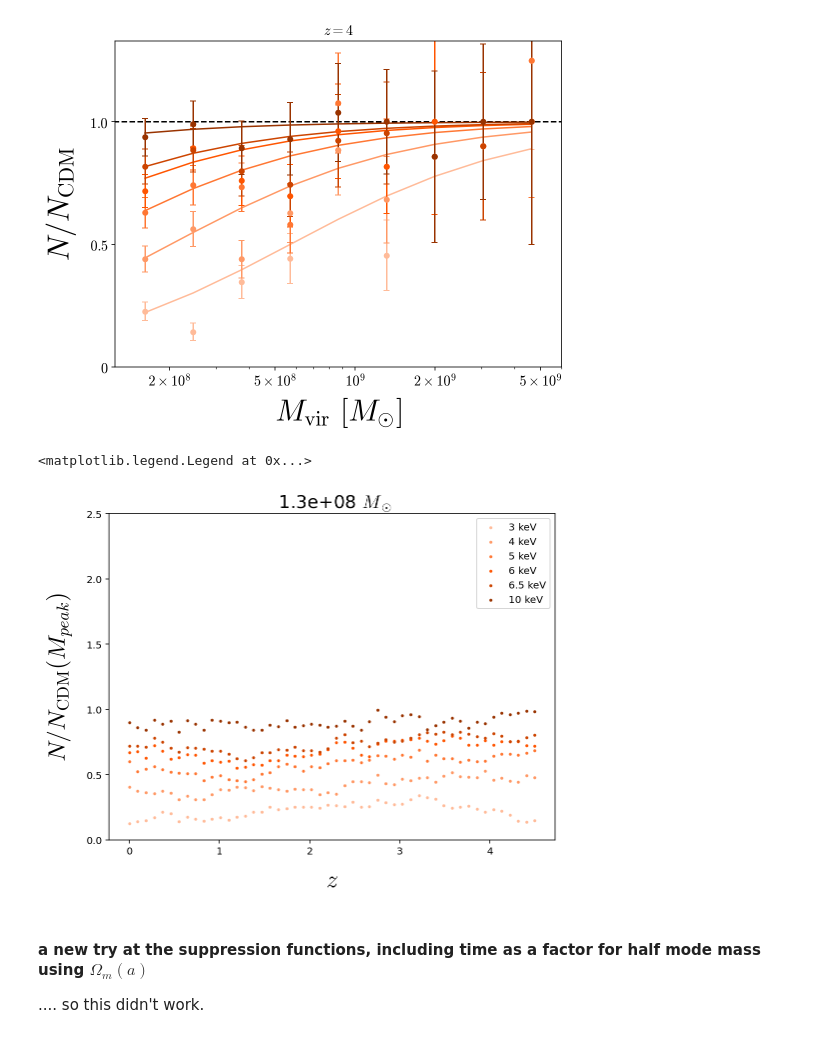
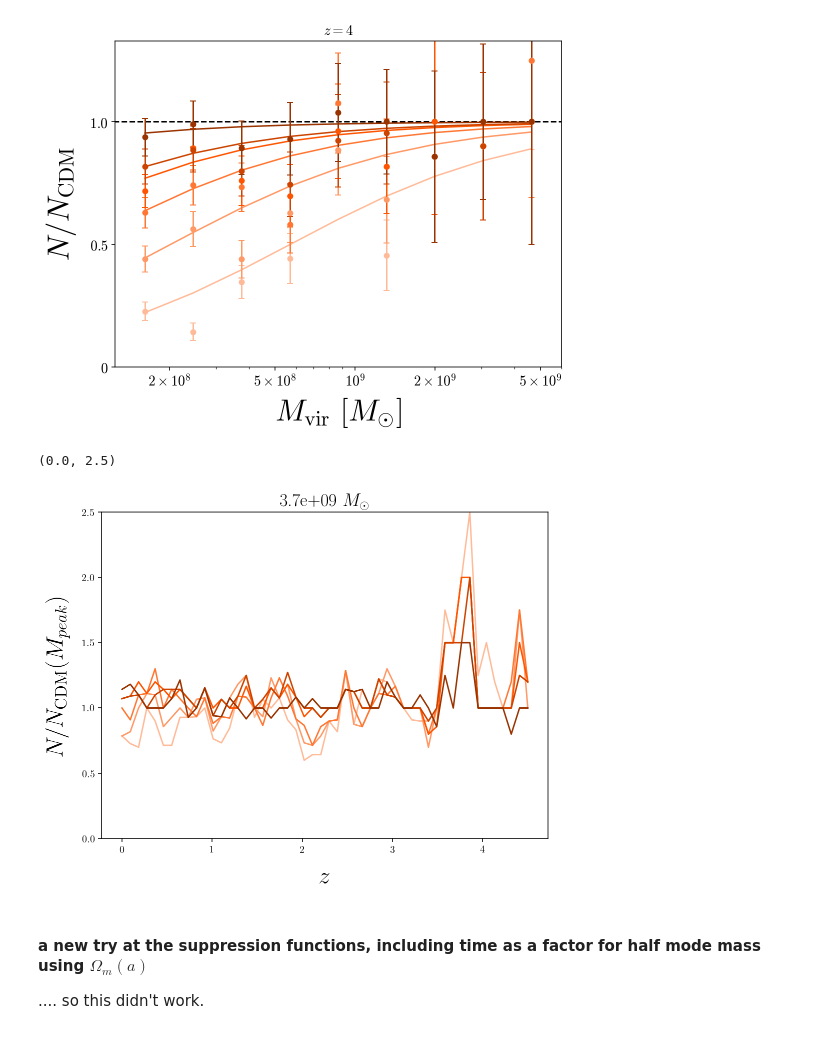
Before and after one commit to theotherlogan/nsbp-2023, a Jupyter notebook: notebooks/logan_week4.ipynb, the cells around one changed output. Saved outputs shown, nothing was run; the diff lists cells and outputs as text; code cells hidden in the pictures.

```diff
--- a/notebooks/logan_week4.ipynb
+++ b/notebooks/logan_week4.ipynb
@@ -16,16 +16,31 @@ plt.rc("text", usetex=True)
 plt.rc("text", usetex=True)
 plt.rcParams["font.family"] = "serif"
 plt.rcParams["mathtext.fontset"] = 'cm'
-custom_blues_complement = ["#FFBB99", "#FF9966", "#FF7733", "#FF5500", "#CC4400", "#993300", "#662200","#000000"]
+custom_wdm_colors = ["#FFBB99", "#FF9966", "#FF7733", "#FF5500", "#CC4400", "#993300", "#662200","#000000"]
+custom_fdm_colors = ["#d2b7e5","#c19ee0","#b185db","#a06cd5","#815ac0","#6247aa"]
+custom_idm_colors = ["#77bba3","#467a69","#325d50"]
+
 
 sim_colors = {}
 sim_colors['cdm'] = 'k'
-sim_colors['wdm_3'] = custom_blues_complement[0]
-sim_colors['wdm_4'] = custom_blues_complement[1]
-sim_colors['wdm_5'] = custom_blues_complement[2]
-sim_colors['wdm_6'] = custom_blues_complement[3]
-sim_colors['wdm_6.5'] = custom_blues_complement[4]
-sim_colors['wdm_10'] = custom_blues_complement[5]
+sim_colors['wdm_3'] = custom_wdm_colors[0]
+sim_colors['wdm_4'] = custom_wdm_colors[1]
+sim_colors['wdm_5'] = custom_wdm_colors[2]
+sim_colors['wdm_6'] = custom_wdm_colors[3]
+sim_colors['wdm_6.5'] = custom_wdm_colors[4]
+sim_colors['wdm_10'] = custom_wdm_colors[5]
+sim_colors['fdm_25.9e-22eV'] = custom_fdm_colors[0]
+sim_colors['fdm_69.4e-22eV'] = custom_fdm_colors[1]
+sim_colors['fdm_113e-22eV'] = custom_fdm_colors[2]
+sim_colors['fdm_151e-22eV'] = custom_fdm_colors[3]
+sim_colors['fdm_185e-22eV'] = custom_fdm_colors[4]
+sim_colors['fdm_490e-22eV'] = custom_fdm_colors[5]
+sim_colors['idm_1e-4GeV_envelope'] = custom_idm_colors[0]
+sim_colors['idm_1e-2GeV_envelope'] = custom_idm_colors[1]
+sim_colors['idm_1GeV_envelope'] = custom_idm_colors[2]
+sim_colors['idm_1e-4GeV_halfmode'] = custom_idm_colors[0]
+sim_colors['idm_1e-2GeV_halfmode'] = custom_idm_colors[1]
+sim_colors['idm_1GeV_halfmode'] = custom_idm_colors[2]
 # %% [markdown]
 ### Load data
 # %%
@@ -508,25 +523,25 @@ plt.show()
 # %% [output]
 [figure]
 # %%
-idx = 0
+idx = 8
 plt.figure(figsize=(8,6))
 
 for model in models:
     suppression = np.zeros(50)
 
     for i,z in enumerate(wdm_shmf_mpeak_suppression[model]):
         suppression[i] = wdm_shmf_mpeak_suppression[model][str(z)][idx]
 
-    plt.scatter(redshifts, suppression, c=sim_colors[model], label=f'{model[4:]} keV',s=4)
+    plt.plot(redshifts, suppression, c=sim_colors[model], label=f'{model[4:]} keV')
 
 plt.ylabel(r'$N/N_{\rm{CDM}}(M_{peak})$', fontsize=24, labelpad=12)
 plt.xlabel(r'$z$', fontsize=24, labelpad=12)
 plt.title(rf'{base_mpeak[idx]: .1e} $M_\odot$', fontsize=18)
 plt.ylim(0, 2.5)
-plt.legend(fontsize=10)
+# plt.legend(fontsize=10)
 # %% [output]
-<matplotlib.legend.Legend at 0x...>
+(0.0, 2.5)
-[figure, old version]
+[figure, new version]
 # %% [markdown]
 #### a new try at the suppression functions, including time as a factor for half mode mass using $\Omega_m(a)$
 
```
Also changed, not shown: parts of 6 cells of this notebook, 1 other file.
